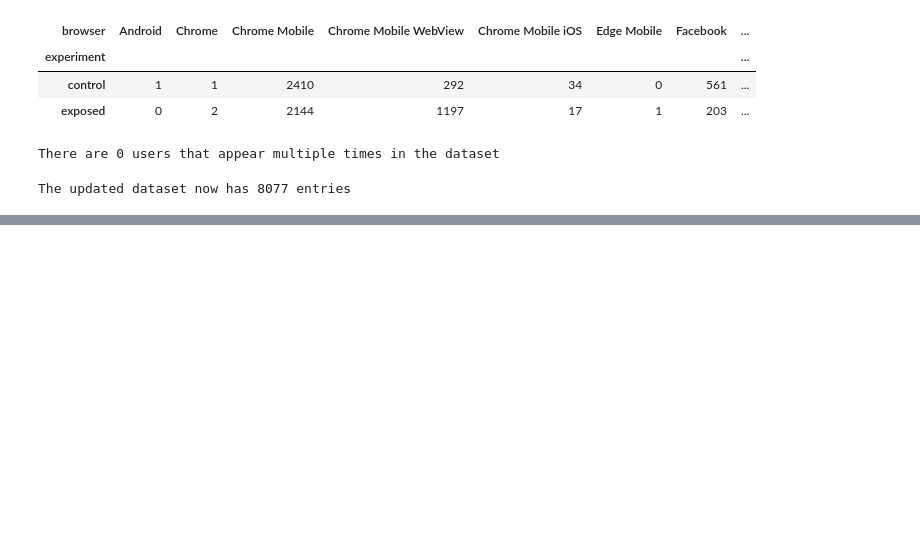
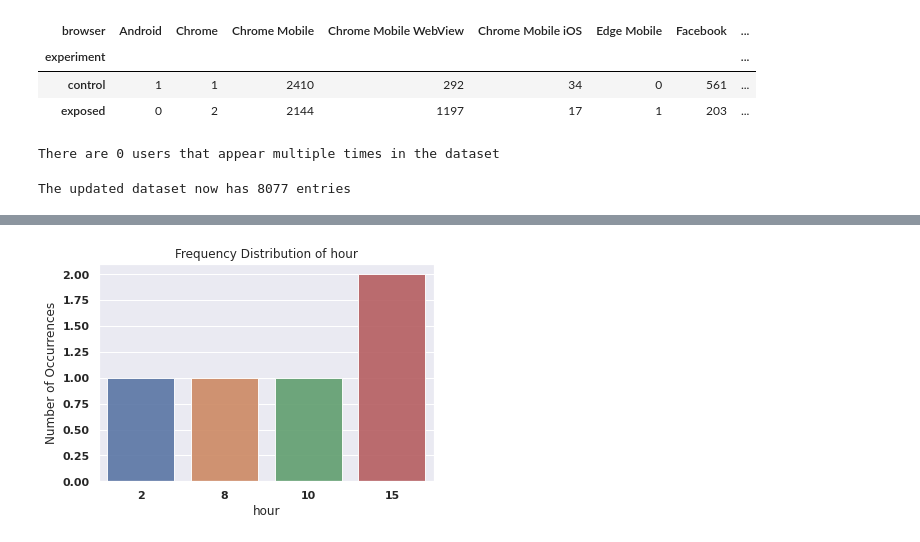
Before and after one commit to sabaagizew/PythonPackageStructure, a Jupyter notebook: AB_Test.ipynb, the cells around one changed output, grey strips where cells are left out. Cells and saved outputs as stored; diff of their text form; code cells hidden in the pictures; blank space fills up the shorter version.

```diff
--- a/AB_Test.ipynb
+++ b/AB_Test.ipynb
@@ -412,0 +163,13 @@ pretyPrintTestResult(resultObject)
+# %%
+%matplotlib inline
+import seaborn as sns
+import matplotlib.pyplot as plt
+hour_count = df.head()['hour'].value_counts()
+sns.set(style="darkgrid")
+sns.barplot(hour_count.index, hour_count.values, alpha=0.9)
+plt.title('Frequency Distribution of hour')
+plt.ylabel('Number of Occurrences', fontsize=12)
+plt.xlabel('hour', fontsize=12)
+plt.show()
+# %% [output]
+[figure, added]
```
Also changed, not shown: parts of 21 cells of this notebook.
